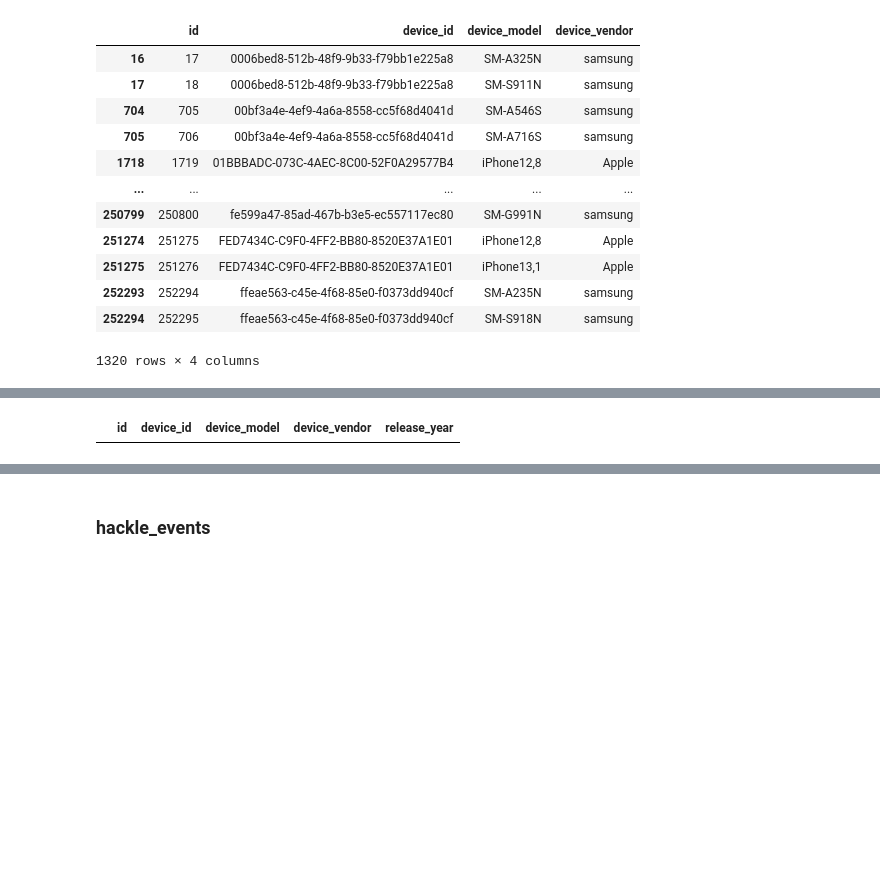
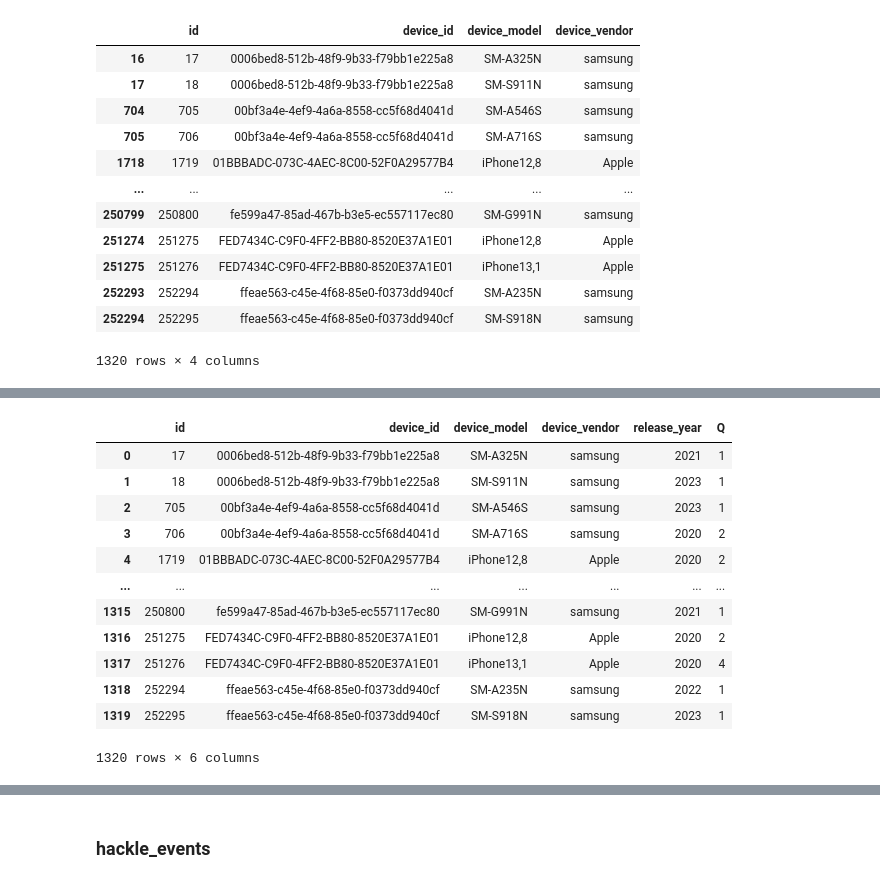
Before and after one commit to EtheriumArchive/Codeit_project, a Jupyter notebook: eda_eunsu_v3.ipynb, the cells around one changed output, grey strips where cells are left out. Drawn from its saved outputs; the diff is of its cells as text; code cells hidden in the pictures; blank space fills up the shorter version.

```diff
--- a/eda_eunsu_v3.ipynb
+++ b/eda_eunsu_v3.ipynb
@@ -136,7 +141,18 @@ See the caveats in the documentation: https://pandas.pydata.org/pandas-docs/stab
-# %%
-# 출시년도 NULL값 없음
-dup_device_properties[dup_device_properties['release_year'].isnull()]
-# %% [output]
-|  | id | device_id | device_model | device_vendor | release_year |
+# %%
+dup_device_properties
+# %% [output]
+|  | id | device_id | device_model | device_vendor | release_year | Q |
+| 0 | 17 | 0006bed8-512b-48f9-9b33-f79bb1e225a8 | SM-A325N | samsung | 2021 | 1 |
+| 1 | 18 | 0006bed8-512b-48f9-9b33-f79bb1e225a8 | SM-S911N | samsung | 2023 | 1 |
+| 2 | 705 | 00bf3a4e-4ef9-4a6a-8558-cc5f68d4041d | SM-A546S | samsung | 2023 | 1 |
+| 3 | 706 | 00bf3a4e-4ef9-4a6a-8558-cc5f68d4041d | SM-A716S | samsung | 2020 | 2 |
+| 4 | 1719 | 01BBBADC-073C-4AEC-8C00-52F0A29577B4 | iPhone12,8 | Apple | 2020 | 2 |
+| ... | ... | ... | ... | ... | ... | ... |
+| 1315 | 250800 | fe599a47-85ad-467b-b3e5-ec557117ec80 | SM-G991N | samsung | 2021 | 1 |
+| 1316 | 251275 | FED7434C-C9F0-4FF2-BB80-8520E37A1E01 | iPhone12,8 | Apple | 2020 | 2 |
+| 1317 | 251276 | FED7434C-C9F0-4FF2-BB80-8520E37A1E01 | iPhone13,1 | Apple | 2020 | 4 |
+| 1318 | 252294 | ffeae563-c45e-4f68-85e0-f0373dd940cf | SM-A235N | samsung | 2022 | 1 |
+| 1319 | 252295 | ffeae563-c45e-4f68-85e0-f0373dd940cf | SM-S918N | samsung | 2023 | 1 |
+1320 rows × 6 columns
 # %%
 # 같은 device_id 별 출시년도 합치기
```
Also changed, not shown: parts of 5 cells of this notebook.
